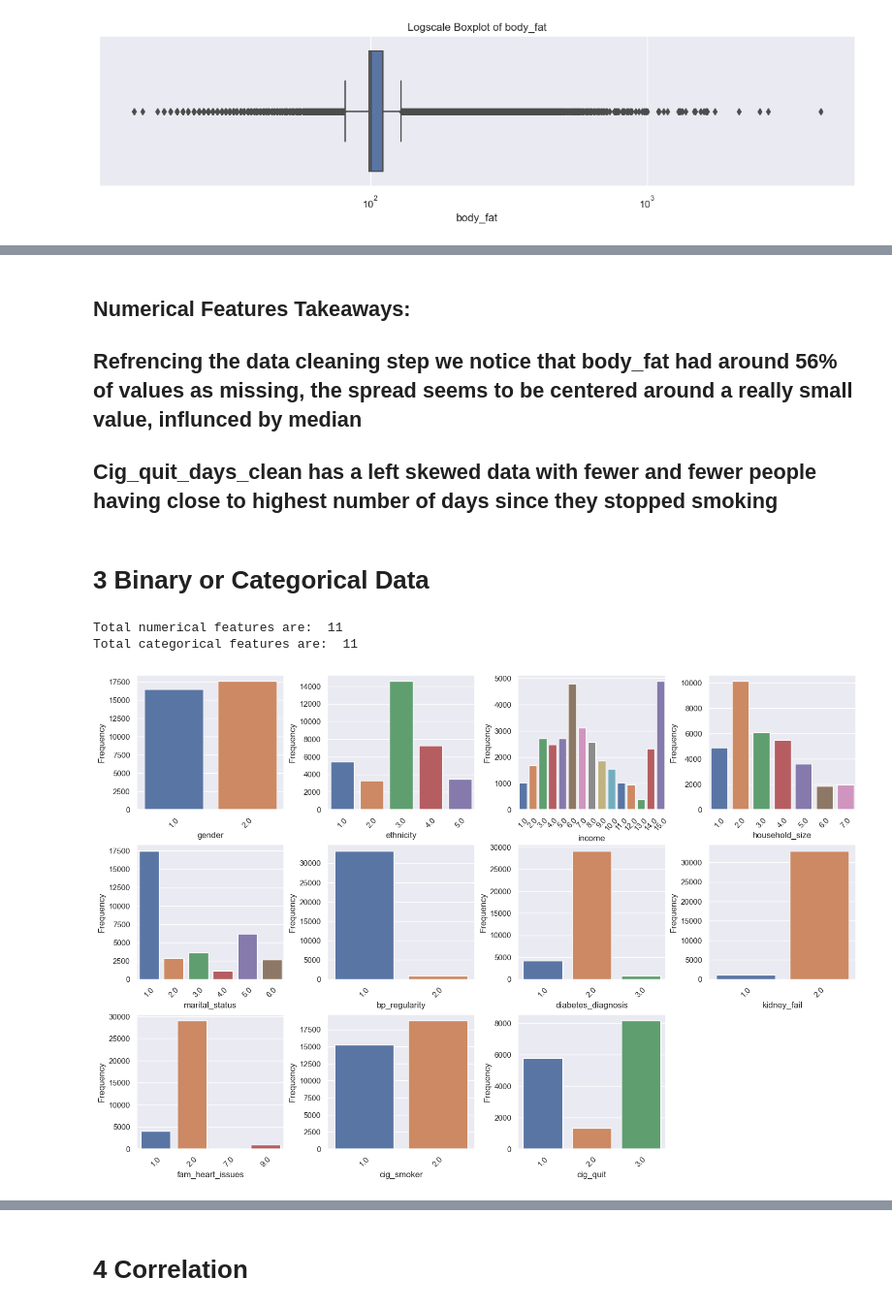
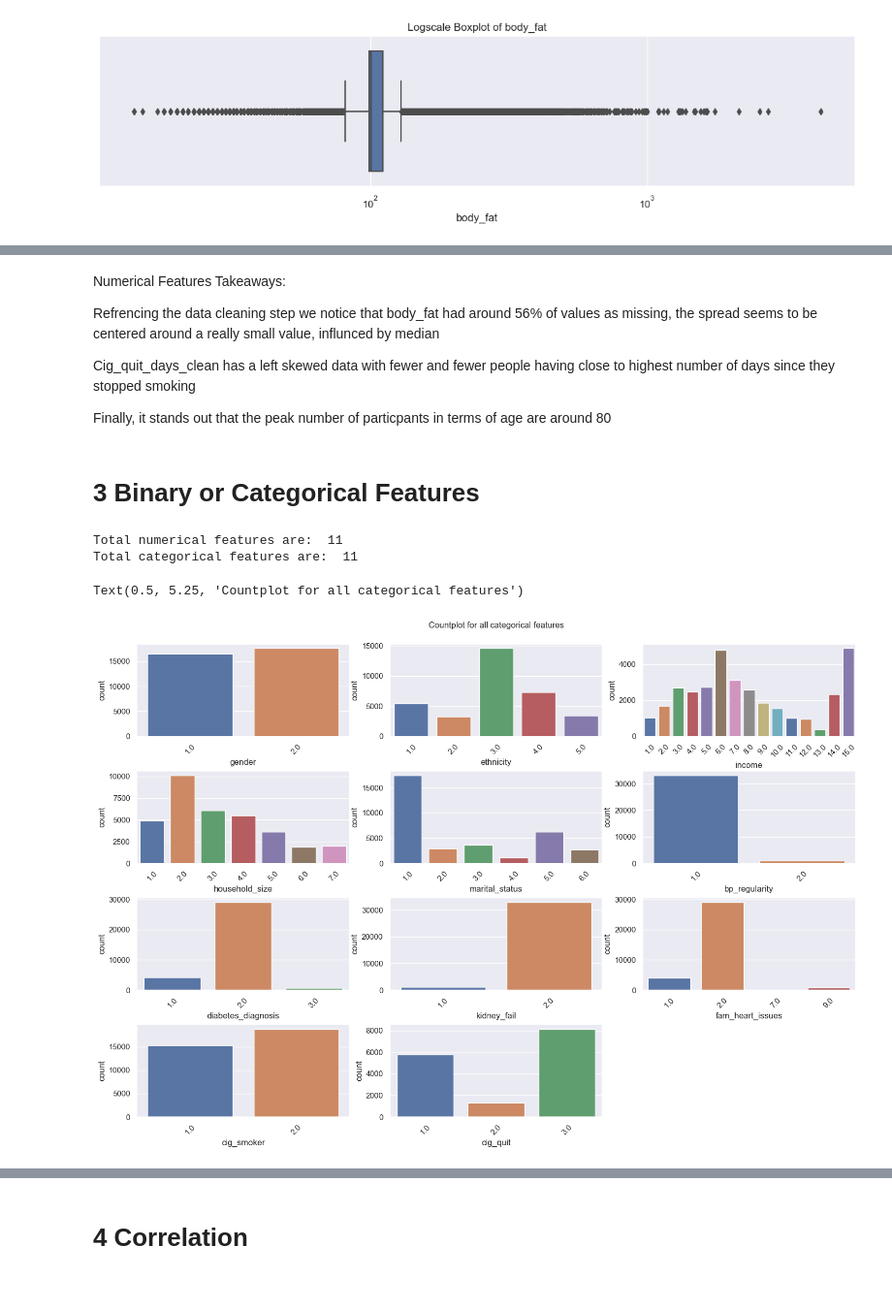
Before and after one commit to omi-singh17/Cardio-Disease-Prediction, a Jupyter notebook: 02 Exploratory Data Analysis/02_EDA.ipynb, the cells around one changed output, grey strips where cells are left out. Shown at 97% size. Saved outputs shown, nothing was run; the diff lists cells and outputs as text; code cells hidden in the pictures.

```diff
--- a/02 Exploratory Data Analysis/02_EDA.ipynb
+++ b/02 Exploratory Data Analysis/02_EDA.ipynb
@@ -129,10 +150,13 @@ for i in enumerate(numerical_features):
 # %% [markdown]
-## Numerical Features Takeaways:
+Numerical Features Takeaways:
 
-## Refrencing the data cleaning step we notice that body_fat had around 56% of values as missing, the spread seems to be centered around a really small value, influnced by median
+Refrencing the data cleaning step we notice that body_fat had around 56% of values as missing, the spread seems to be centered around a really small value, influnced by median
 
-## Cig_quit_days_clean has a left skewed data with fewer and fewer people having close to highest number of days since they stopped smoking
+Cig_quit_days_clean has a left skewed data with fewer and fewer people having close to highest number of days since they stopped smoking
+
+
+Finally, it stands out that the peak number of particpants in terms of age are around 80
 # %% [markdown]
-# 3 Binary or Categorical Data
+# 3 Binary or Categorical Features
 # %%
 categorical_features = ['gender', 'ethnicity', 'income','household_size', 'marital_status', 'bp_regularity', 'diabetes_diagnosis','kidney_fail', 'fam_heart_issues', 'cig_smoker', 'cig_quit' ]
@@ -148,14 +170,16 @@ Total categorical features are:  11
 # %%
 #count plot of all categorical variables
 plt.figure(figsize = (15,10))
 for i in enumerate(categorical_features):
-    plt.subplot(3, 4, i[0]+1)
+    plt.subplot(4, 3, i[0]+1)
     sns.countplot(x = i[1], data = df, palette = 'deep' )
     plt.tight_layout(pad=0.2)
-    plt.gca().set(xlabel= i[1],ylabel='Frequency')
+    plt.gca().set(xlabel= i[1],ylabel='count')
     plt.xticks(rotation = 45)
+plt.title('Countplot for all categorical features' , x=0.5, y=5.25)
 # %% [output]
+Text(0.5, 5.25, 'Countplot for all categorical features')
-[figure, old version]
+[figure, new version]
 # %%
 # we see that income has a lot of values, referencing the data cleaning step we note the mapping below
 
```
Also changed, not shown: parts of 34 cells of this notebook, 2 other files.
